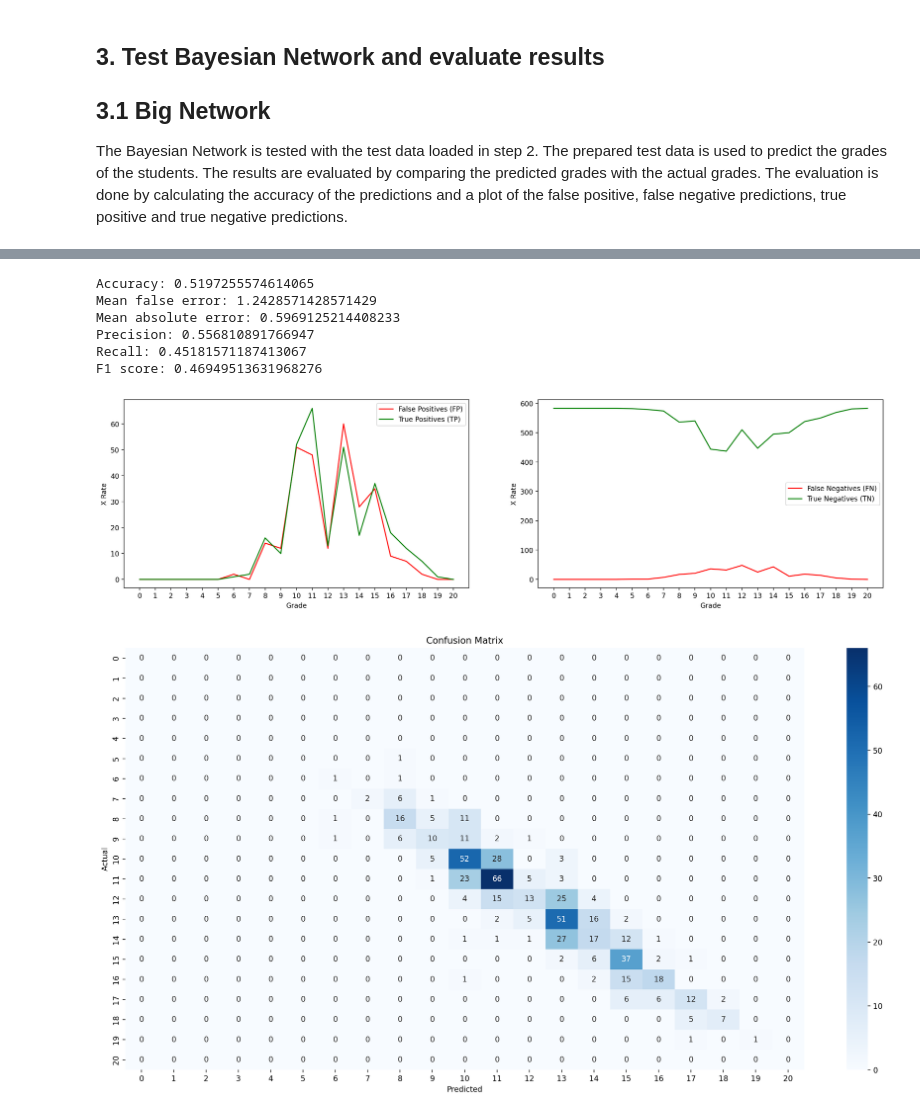
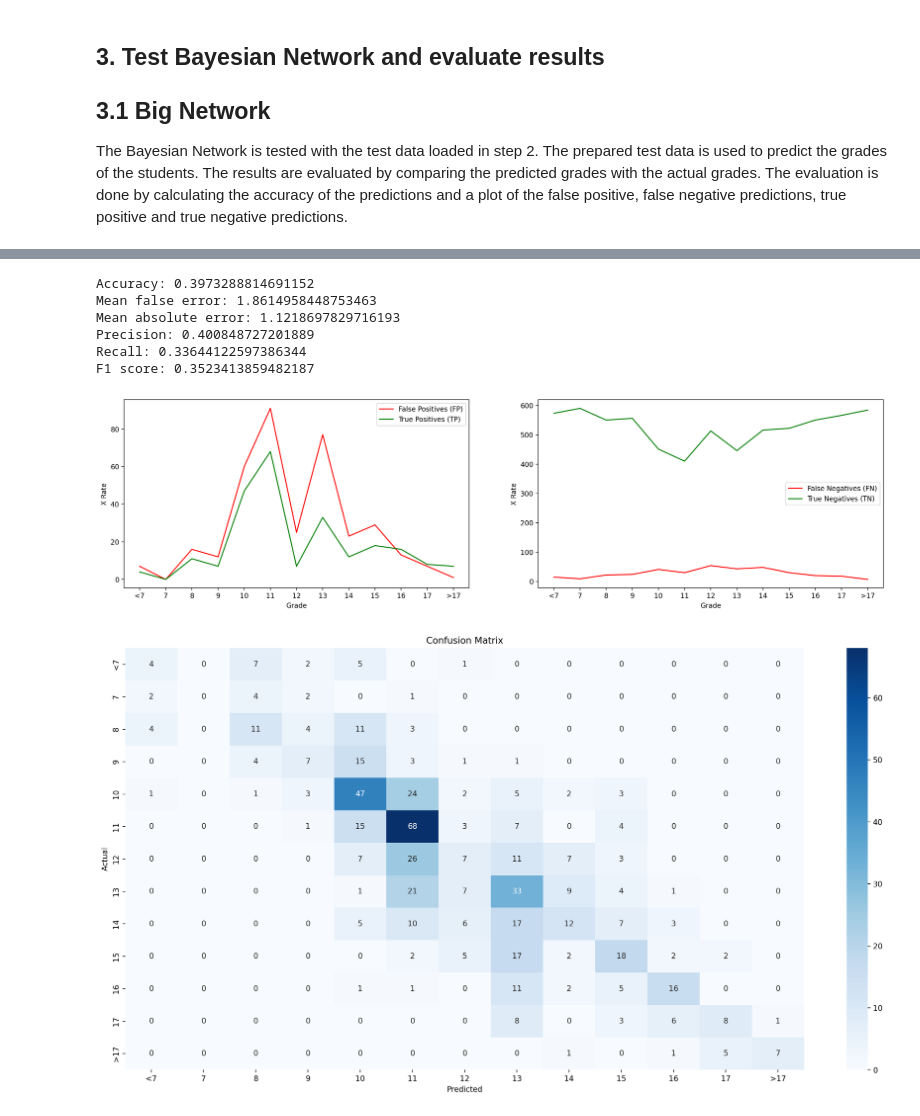
Before and after one commit to Super-T02/ki-bayesian-networks, a Jupyter notebook: src/model.ipynb, the cells around one changed output, grey strips where cells are left out. Drawn from its saved outputs; the diff is of its cells as text; code cells hidden in the pictures.

```diff
--- a/src/model.ipynb
+++ b/src/model.ipynb
@@ -14,16 +14,14 @@ This section imports all needed libraries and sets the path to the data, number
 # %%
 %reset -f
 
-import numpy as np
 import pandas as pd
-import matplotlib.pyplot as plt
 
 from pgmpy.models import BayesianNetwork
 from sklearn.model_selection import train_test_split
 
 # Self-written modules for better code structure
-from framework import Framework
-from evaluation import Evaluation
+from helpers.evaluation import Evaluation
+from app.preprocessing import TunedPreprocessing, BinaryPreprocessing
 
 # Set matplotlib options
 %matplotlib inline
@@ -34,9 +32,10 @@ pd.set_option('display.max_columns', 500)
 
 # Constants
 DATA_PATH = "../data/"
+RESULT_PATH = "../data/results/"
 DOC_PATH = "../doc/"
 MODEL_PATH = "../models/"
-RANDOM_STATE = 12
+RANDOM_STATE = 1234
 SPLIT = 1
 NUMBER_CORES = 10 # !IMPORTANT: Set this to the number of cores of your machine for parallelization. It is recommended to use not all cores.
 # %% [markdown]
@@ -436,18 +451,17 @@ labels_merged.to_csv(DATA_PATH + "labels_merged.csv", index=False)
 # %%
-predictions_small = pd.read_csv(DATA_PATH + "results_merged.csv")
-labels_merged = pd.read_csv(DATA_PATH + "labels_merged.csv")
+tuned_result = pd.read_csv(RESULT_PATH + "tuned_results.csv")
 
 # Evaluate results
-evaluation_small = Evaluation(labels_merged['G3'], predictions_small['G3'])
+evaluation_small = Evaluation(tuned_result)
 evaluation_small.print_stats()
 evaluation_small.plot()
 evaluation_small.plot_confusion_matrix()
 # %% [output]
-Accuracy: 0.5197255574614065
-Mean false error: 1.2428571428571429
-Mean absolute error: 0.5969125214408233
-Precision: 0.556810891766947
-Recall: 0.45181571187413067
-F1 score: 0.46949513631968276
+Accuracy: 0.3973288814691152
+Mean false error: 1.8614958448753463
+Mean absolute error: 1.1218697829716193
+Precision: 0.400848727201889
+Recall: 0.33644122597386344
+F1 score: 0.3523413859482187
-[figure, old version]
+[figure, new version]
-[figure, old version]
+[figure, new version]
```
Also changed, not shown: parts of 12 cells of this notebook, 20 other files.
